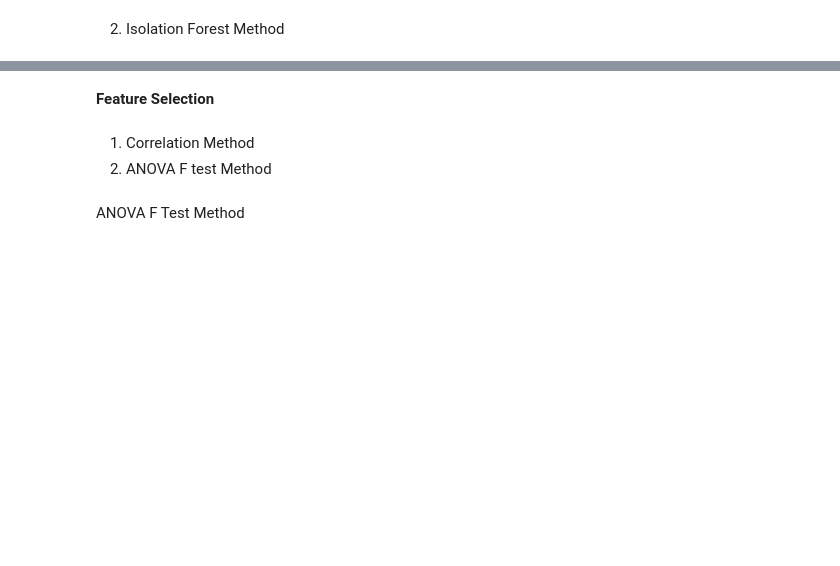
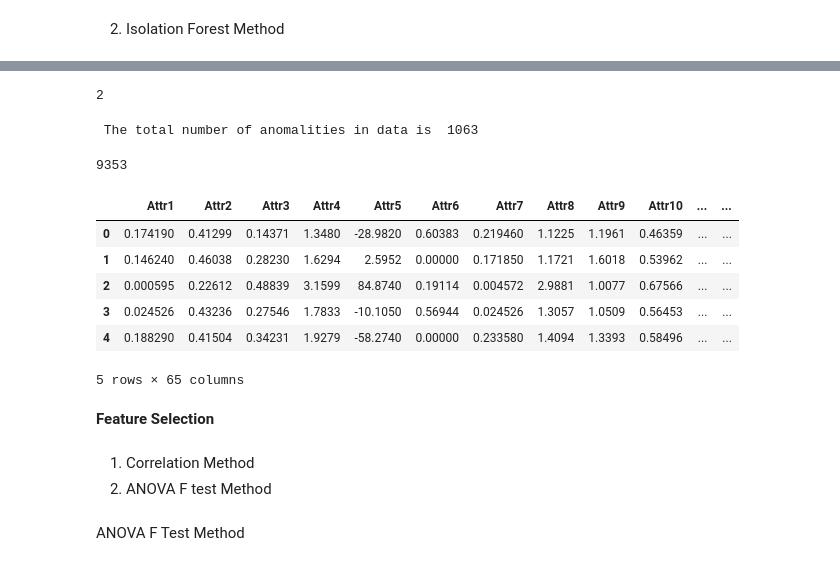
Before and after one commit to swapnalisonkusale/ML-Project-Group-7, a Jupyter notebook: Bankruptcy-Sush.ipynb, the cells around one changed output, grey strips where cells are left out. Drawn from its saved outputs; the diff is of its cells as text; code cells hidden in the pictures; blank space fills up the shorter version.

```diff
--- a/Bankruptcy-Sush.ipynb
+++ b/Bankruptcy-Sush.ipynb
@@ -146,0 +151,12 @@ for i in col:
+# %%
+"""Data Imputation must be done seperately when categorical variables are present. Hence, splitting the data based on "CLASS"
+and then performing median imputation"""
+
+data_med_0 = data[data['class']==0].copy(deep=True)
+data_med_1 = data[data['class']==1].copy(deep=True)
+for i in data_med.columns :
+    median_imputation(i,data_med_0)
+    median_imputation(i,data_med_1)
+
+data_imputed = pd.concat([data_med_0,data_med_1])
+data_imputed['Attr1'].count()
@@ -234,3 +241,38 @@ for i in data.columns :
+# %%
+data_imputed['Attr1'].count()
+# %% [output]
+2
+# %%
+def outlier_detection_IF(df):
+    model = IsolationForest(n_estimators = 100, max_samples='auto', contamination=float(0.1))#, max_features=1.0)
+    model.fit(df)
+    df['scores']=model.decision_function(df)
+    df['anomaly']=model.predict(df)
+    anomaly=df.loc[df['anomaly']==-1]
+    anomaly_index=list(anomaly.index)
+    print("\f The total number of anomalities in data is ", len(anomaly))
+    return anomaly
+# %%
+data_outlier = data_imputed.copy(deep=True)
+data_outlier.drop(columns='class',inplace=True)
+anomaly = outlier_detection_IF(data_outlier)
+# %% [output]
+ The total number of anomalities in data is  1063
+# %%
+data_clean = data_imputed.drop(index = anomaly.index)
+data_clean['Attr1'].count()
+# %% [output]
+9353
+# %%
+data_clean.head()
+# %% [output]
+|  | Attr1 | Attr2 | Attr3 | Attr4 | Attr5 | Attr6 | Attr7 | Attr8 | Attr9 | Attr10 | ... | ... |
+| 0 | 0.174190 | 0.41299 | 0.14371 | 1.3480 | -28.9820 | 0.60383 | 0.219460 | 1.1225 | 1.1961 | 0.46359 | ... | ... |
+| 1 | 0.146240 | 0.46038 | 0.28230 | 1.6294 | 2.5952 | 0.00000 | 0.171850 | 1.1721 | 1.6018 | 0.53962 | ... | ... |
+| 2 | 0.000595 | 0.22612 | 0.48839 | 3.1599 | 84.8740 | 0.19114 | 0.004572 | 2.9881 | 1.0077 | 0.67566 | ... | ... |
+| 3 | 0.024526 | 0.43236 | 0.27546 | 1.7833 | -10.1050 | 0.56944 | 0.024526 | 1.3057 | 1.0509 | 0.56453 | ... | ... |
+| 4 | 0.188290 | 0.41504 | 0.34231 | 1.9279 | -58.2740 | 0.00000 | 0.233580 | 1.4094 | 1.3393 | 0.58496 | ... | ... |
+5 rows × 65 columns
 # %% [markdown]
 <b> Feature Selection </b>
 # %% [markdown]
```
Also changed, not shown: parts of 14 cells of this notebook.
